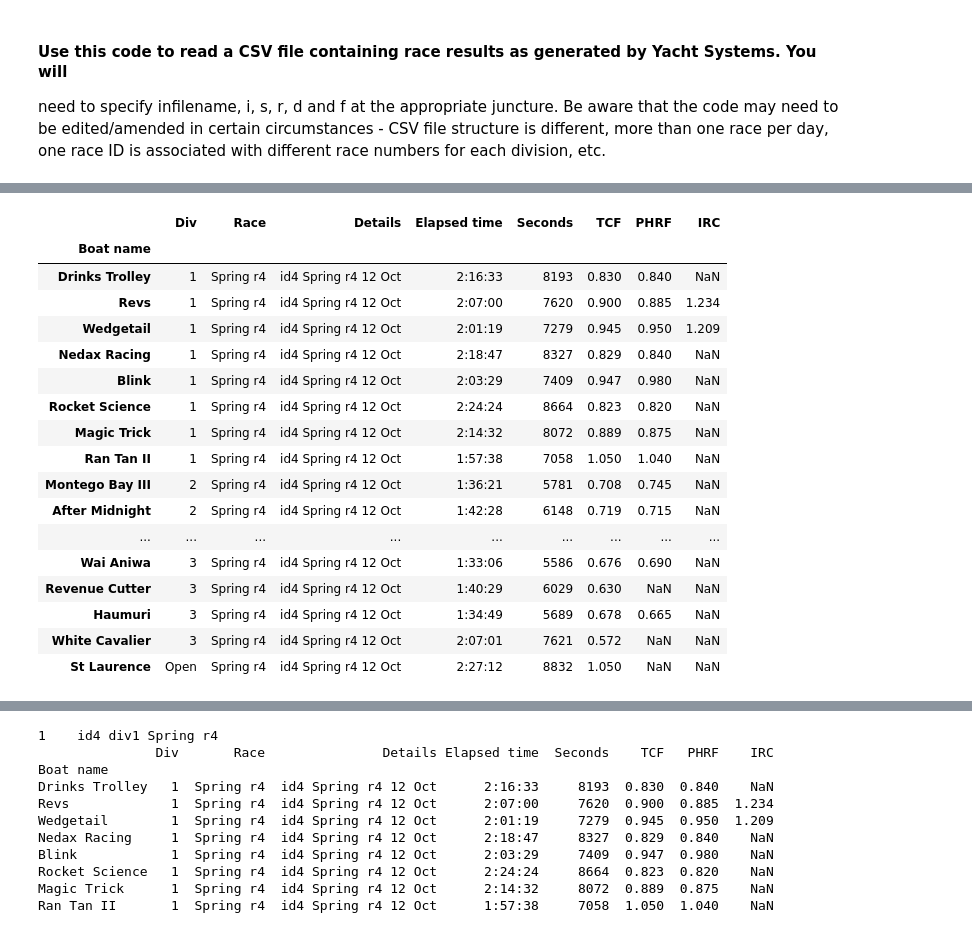
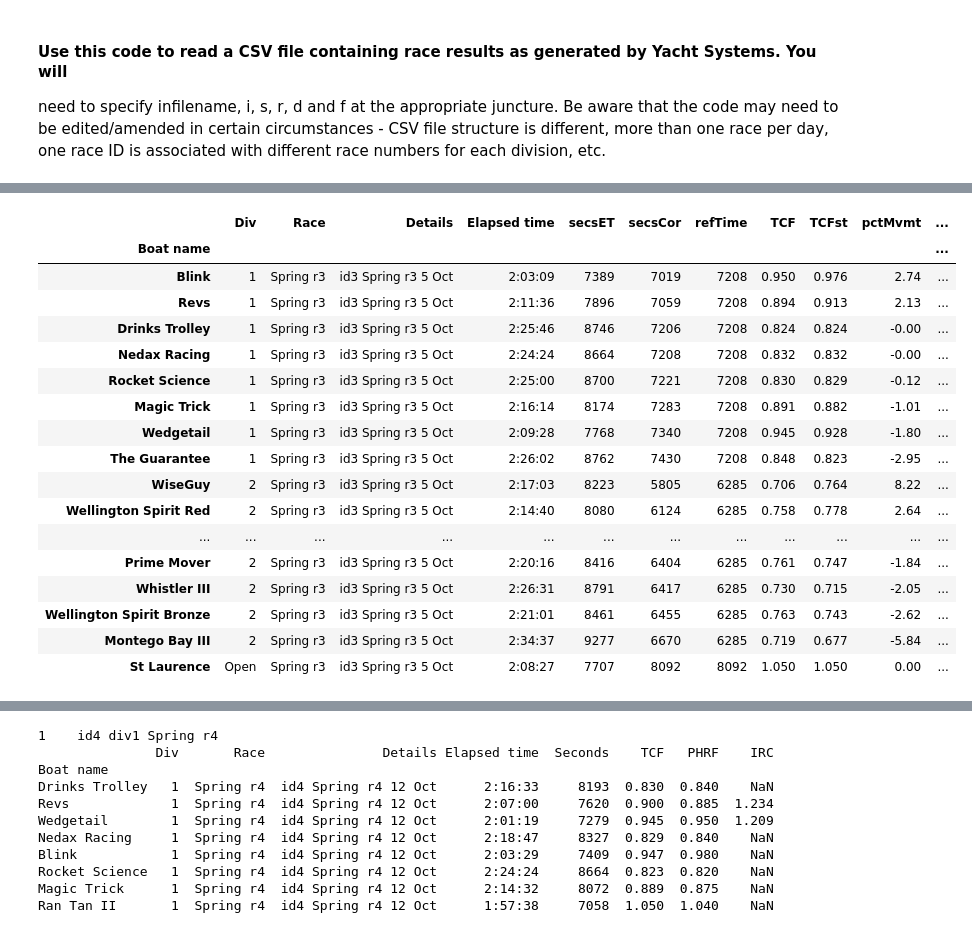
Before and after one commit to drphilbishop/RPNYC_race_analysis, a Jupyter notebook: processRawRaceData.ipynb, the cells around one changed output, grey strips where cells are left out. Saved outputs shown, nothing was run; the diff lists cells and outputs as text; code cells hidden in the pictures.

Commit message:
added sailed to performance calcs to code and resulting CSV by race ID

```diff
--- a/processRawRaceData.ipynb
+++ b/processRawRaceData.ipynb
@@ -22,8 +22,8 @@ pd.set_option('display.precision', 4)
 #pd.set_option('display.notebook_repr_html',True)
 #pd.set_option('display.expand_frame_repr', True)
 
-#datapath = 'C:\\Phil\\My Dropbox\\Sailing cmte\\Handicapping\\2013-14 season\\'
-datapath = '/Users/PhilBishop/Dropbox/Sailing cmte/Handicapping/2013-14 season/'
+datapath = 'C:\\Phil\\My Dropbox\\Sailing cmte\\Handicapping\\2013-14 season\\'
+#datapath = '/Users/PhilBishop/Dropbox/Sailing cmte/Handicapping/2013-14 season/'
 # %%
 # Define functions - if these functions are used frequently, consider moving them into a package.
 
@@ -66,7 +125,7 @@ def get_division(x):
 # %%
 # Take a quick look at a raw CSV file - need to select/deselect appropriate cols in CSV
 
-infilename = 'id4 spring r4 results'
+infilename = 'id3 spring r3 results'
 
 # Following list of colNums and colHdrs works fine on:
 # - Divisional races
@@ -106,47 +165,63 @@ q
 # %%
 # Create a uniformly structured dataframe for the current race data
 
 # Specify i for id, s for series name, r for race number and d for date - for the current set of results
-i = "id4"
+i = "id3"
 s = "Spring"
-r = "r4"
-d = "12 Oct"
+r = "r3"
+d = "5 Oct"
+
+loClamp = .03    # Lower clamp on amount TCF can move in one day
+upClamp = .03    # Upper clamp on amount TCF can move in one day
 
 data = input_csv(datapath + "Raw CSV data/", infilename + '.csv')
 data = data.replace(0.00,nan)
-data['Seconds'] = data['Elapsed time'].map(lambda x: et2seconds(x))
+data['secsET']  = data['Elapsed time'].map(lambda x: et2seconds(x))
+data['secsCor'] = data.apply(secsCor, axis=1)
 data['Div']     = data['Stuff'].map(lambda x: get_division(x))
 data['Details'] = i + ' ' + s + ' ' + r + ' ' + d
 data['Race'] = s + ' ' + r
 
+# Figure out reference boat and times and put ref tuples into a dataframe called reference
+ref = data.groupby(['Div']).apply(lambda x: ref_boat(x))
+reference = pd.DataFrame({'refBoat':ref.map(lambda x: x[0]),'refTime':ref.map(lambda x: x[1])})
+
+data['refBoat'] = data['Div'].map(lambda x: reference.ix[x,'refBoat'])
+data['refTime'] = data['Div'].map(lambda x: reference.ix[x,'refTime'])
+
+data['TCFst']   = data.apply(TCFst, axis=1)
+data['pctMvmt'] = data.apply(pctMvmt, axis=1)
+data['TCFclmp'] = data.apply(TCFclmp, axis=1)
+
 # Identify desired columns - in order.
-cols = ['Div', 'Race', 'Details', 'Elapsed time', 'Seconds', 'TCF', 'PHRF', 'IRC']
+cols = ['Div', 'Race', 'Details', 'Elapsed time', 'secsET', 'secsCor', 'refTime', \
+        'TCF', 'TCFst', 'pctMvmt', 'TCFclmp', 'PHRF', 'IRC']
 #data.columns.tolist()
 
 outfilename = 'All divs ' + s + ' ' + r
 data[cols].to_csv(datapath + "Proc'd CSVs/" + outfilename + '.csv', sep = ',')
 
 #data[cols].dtypes
-#data[cols].sort(['Div','Seconds'])
+data[cols].sort(['Div','secsCor'])
 data[cols]
 # %% [output]
-|  | Div | Race | Details | Elapsed time | Seconds | TCF | PHRF | IRC |
-| Boat name |  |  |  |  |  |  |  |  |
-| Drinks Trolley | 1 | Spring r4 | id4 Spring r4 12 Oct | 2:16:33 | 8193 | 0.830 | 0.840 | NaN |
-| Revs | 1 | Spring r4 | id4 Spring r4 12 Oct | 2:07:00 | 7620 | 0.900 | 0.885 | 1.234 |
-| Wedgetail | 1 | Spring r4 | id4 Spring r4 12 Oct | 2:01:19 | 7279 | 0.945 | 0.950 | 1.209 |
-| Nedax Racing | 1 | Spring r4 | id4 Spring r4 12 Oct | 2:18:47 | 8327 | 0.829 | 0.840 | NaN |
-| Blink | 1 | Spring r4 | id4 Spring r4 12 Oct | 2:03:29 | 7409 | 0.947 | 0.980 | NaN |
-| Rocket Science | 1 | Spring r4 | id4 Spring r4 12 Oct | 2:24:24 | 8664 | 0.823 | 0.820 | NaN |
-| Magic Trick | 1 | Spring r4 | id4 Spring r4 12 Oct | 2:14:32 | 8072 | 0.889 | 0.875 | NaN |
-| Ran Tan II | 1 | Spring r4 | id4 Spring r4 12 Oct | 1:57:38 | 7058 | 1.050 | 1.040 | NaN |
-| Montego Bay III | 2 | Spring r4 | id4 Spring r4 12 Oct | 1:36:21 | 5781 | 0.708 | 0.745 | NaN |
-| After Midnight | 2 | Spring r4 | id4 Spring r4 12 Oct | 1:42:28 | 6148 | 0.719 | 0.715 | NaN |
-| ... | ... | ... | ... | ... | ... | ... | ... | ... |
-| Wai Aniwa | 3 | Spring r4 | id4 Spring r4 12 Oct | 1:33:06 | 5586 | 0.676 | 0.690 | NaN |
-| Revenue Cutter | 3 | Spring r4 | id4 Spring r4 12 Oct | 1:40:29 | 6029 | 0.630 | NaN | NaN |
-| Haumuri | 3 | Spring r4 | id4 Spring r4 12 Oct | 1:34:49 | 5689 | 0.678 | 0.665 | NaN |
-| White Cavalier | 3 | Spring r4 | id4 Spring r4 12 Oct | 2:07:01 | 7621 | 0.572 | NaN | NaN |
-| St Laurence | Open | Spring r4 | id4 Spring r4 12 Oct | 2:27:12 | 8832 | 1.050 | NaN | NaN |
+|  | Div | Race | Details | Elapsed time | secsET | secsCor | refTime | TCF | TCFst | pctMvmt | ... |
+| Boat name |  |  |  |  |  |  |  |  |  |  | ... |
+| Blink | 1 | Spring r3 | id3 Spring r3 5 Oct | 2:03:09 | 7389 | 7019 | 7208 | 0.950 | 0.976 | 2.74 | ... |
+| Revs | 1 | Spring r3 | id3 Spring r3 5 Oct | 2:11:36 | 7896 | 7059 | 7208 | 0.894 | 0.913 | 2.13 | ... |
+| Drinks Trolley | 1 | Spring r3 | id3 Spring r3 5 Oct | 2:25:46 | 8746 | 7206 | 7208 | 0.824 | 0.824 | -0.00 | ... |
+| Nedax Racing | 1 | Spring r3 | id3 Spring r3 5 Oct | 2:24:24 | 8664 | 7208 | 7208 | 0.832 | 0.832 | -0.00 | ... |
+| Rocket Science | 1 | Spring r3 | id3 Spring r3 5 Oct | 2:25:00 | 8700 | 7221 | 7208 | 0.830 | 0.829 | -0.12 | ... |
+| Magic Trick | 1 | Spring r3 | id3 Spring r3 5 Oct | 2:16:14 | 8174 | 7283 | 7208 | 0.891 | 0.882 | -1.01 | ... |
+| Wedgetail | 1 | Spring r3 | id3 Spring r3 5 Oct | 2:09:28 | 7768 | 7340 | 7208 | 0.945 | 0.928 | -1.80 | ... |
+| The Guarantee | 1 | Spring r3 | id3 Spring r3 5 Oct | 2:26:02 | 8762 | 7430 | 7208 | 0.848 | 0.823 | -2.95 | ... |
+| WiseGuy | 2 | Spring r3 | id3 Spring r3 5 Oct | 2:17:03 | 8223 | 5805 | 6285 | 0.706 | 0.764 | 8.22 | ... |
+| Wellington Spirit Red | 2 | Spring r3 | id3 Spring r3 5 Oct | 2:14:40 | 8080 | 6124 | 6285 | 0.758 | 0.778 | 2.64 | ... |
+| ... | ... | ... | ... | ... | ... | ... | ... | ... | ... | ... | ... |
+| Prime Mover | 2 | Spring r3 | id3 Spring r3 5 Oct | 2:20:16 | 8416 | 6404 | 6285 | 0.761 | 0.747 | -1.84 | ... |
+| Whistler III | 2 | Spring r3 | id3 Spring r3 5 Oct | 2:26:31 | 8791 | 6417 | 6285 | 0.730 | 0.715 | -2.05 | ... |
+| Wellington Spirit Bronze | 2 | Spring r3 | id3 Spring r3 5 Oct | 2:21:01 | 8461 | 6455 | 6285 | 0.763 | 0.743 | -2.62 | ... |
+| Montego Bay III | 2 | Spring r3 | id3 Spring r3 5 Oct | 2:34:37 | 9277 | 6670 | 6285 | 0.719 | 0.677 | -5.84 | ... |
+| St Laurence | Open | Spring r3 | id3 Spring r3 5 Oct | 2:08:27 | 7707 | 8092 | 8092 | 1.050 | 1.050 | 0.00 | ... |
 # %%
 # Count boats by division
```
Also changed, not shown: parts of 3 cells of this notebook.
